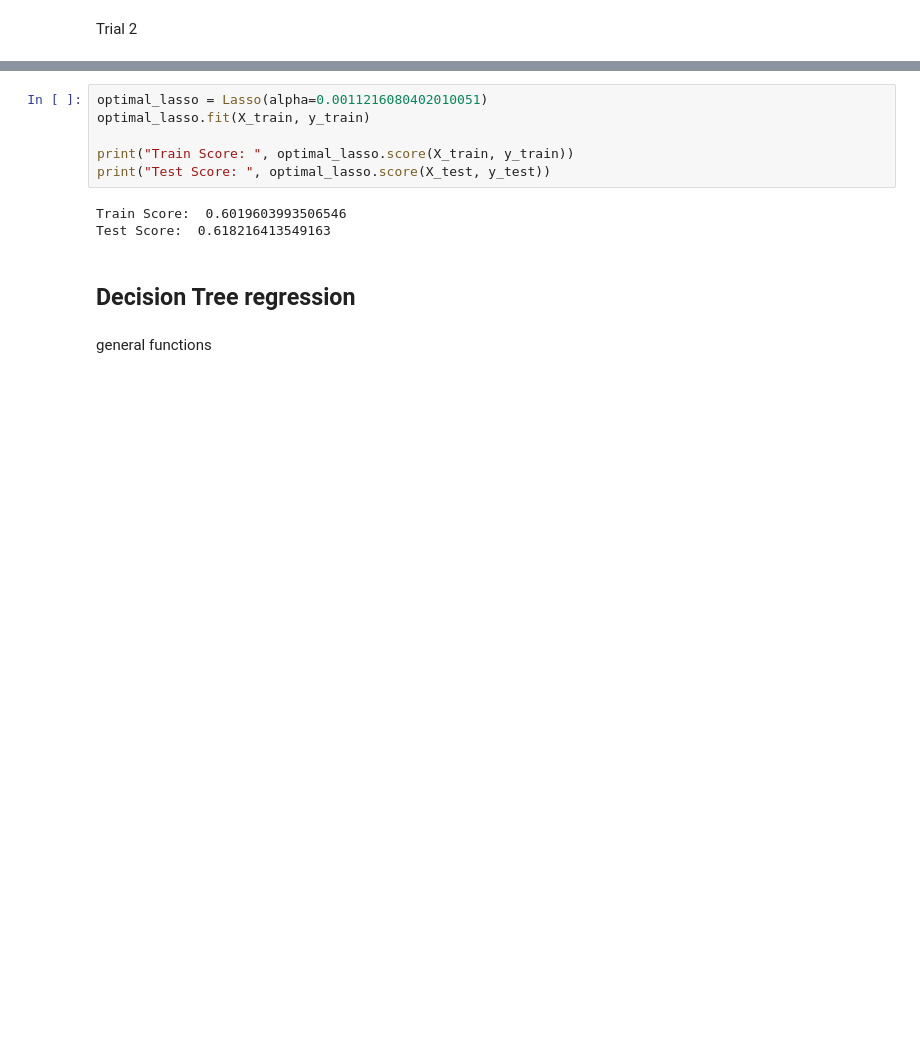
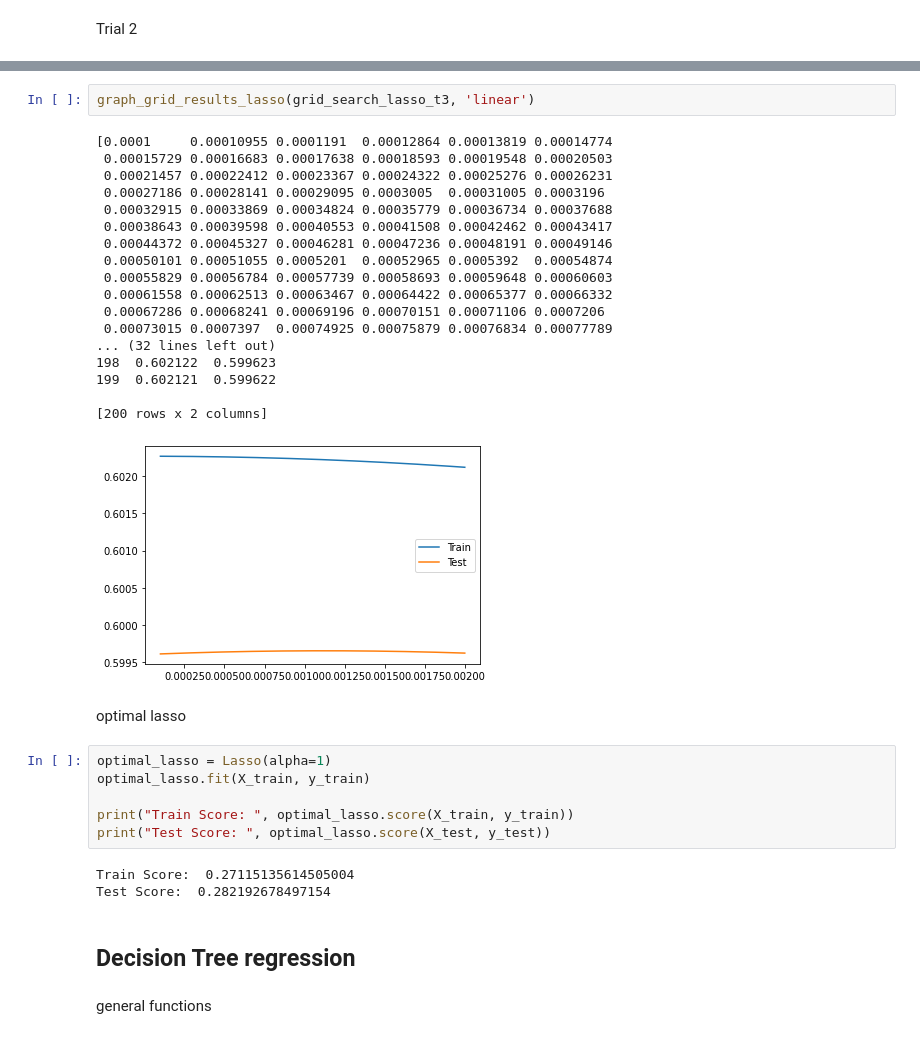
Before and after one commit to jasonmrimer/cse590-machine-learning, a Jupyter notebook: midterm/problem 3 regression.ipynb, the cells around one changed output, grey strips where cells are left out. Saved outputs shown, nothing was run; the diff lists cells and outputs as text; blank space fills up the shorter version.

```diff
--- a/midterm/problem 3 regression.ipynb
+++ b/midterm/problem 3 regression.ipynb
@@ -146,12 +172,35 @@ GridSearchCV(cv=4, estimator=Lasso(random_state=38),
+# %%
+graph_grid_results_lasso(grid_search_lasso_t3, 'linear')
+# %% [output]
+[0.0001     0.00010955 0.0001191  0.00012864 0.00013819 0.00014774
+ 0.00015729 0.00016683 0.00017638 0.00018593 0.00019548 0.00020503
+ 0.00021457 0.00022412 0.00023367 0.00024322 0.00025276 0.00026231
+ 0.00027186 0.00028141 0.00029095 0.0003005  0.00031005 0.0003196
+ 0.00032915 0.00033869 0.00034824 0.00035779 0.00036734 0.00037688
+ 0.00038643 0.00039598 0.00040553 0.00041508 0.00042462 0.00043417
+ 0.00044372 0.00045327 0.00046281 0.00047236 0.00048191 0.00049146
+ 0.00050101 0.00051055 0.0005201  0.00052965 0.0005392  0.00054874
+ 0.00055829 0.00056784 0.00057739 0.00058693 0.00059648 0.00060603
+ 0.00061558 0.00062513 0.00063467 0.00064422 0.00065377 0.00066332
+ 0.00067286 0.00068241 0.00069196 0.00070151 0.00071106 0.0007206
+ 0.00073015 0.0007397  0.00074925 0.00075879 0.00076834 0.00077789
+... (32 lines left out)
+198  0.602122  0.599623
+199  0.602121  0.599622
+
+[200 rows x 2 columns]
+[figure, added]
+# %% [markdown]
+optimal lasso
 # %%
-optimal_lasso = Lasso(alpha=0.0011216080402010051)
+optimal_lasso = Lasso(alpha=1)
 optimal_lasso.fit(X_train, y_train)
 
 print("Train Score: ", optimal_lasso.score(X_train, y_train))
 print("Test Score: ", optimal_lasso.score(X_test, y_test))
 # %% [output]
-Train Score:  0.6019603993506546
-Test Score:  0.618216413549163
+Train Score:  0.27115135614505004
+Test Score:  0.282192678497154
 # %% [markdown]
 ## Decision Tree regression
 # %% [markdown]
```
Also changed, not shown: parts of 25 cells of this notebook.
